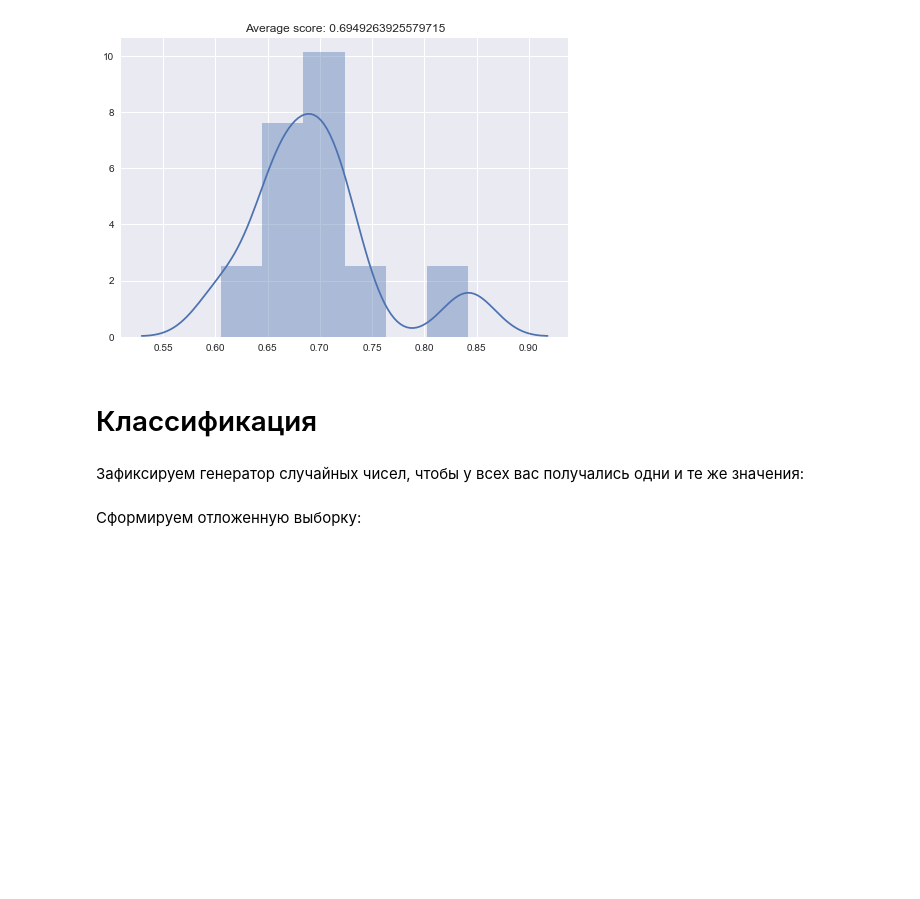
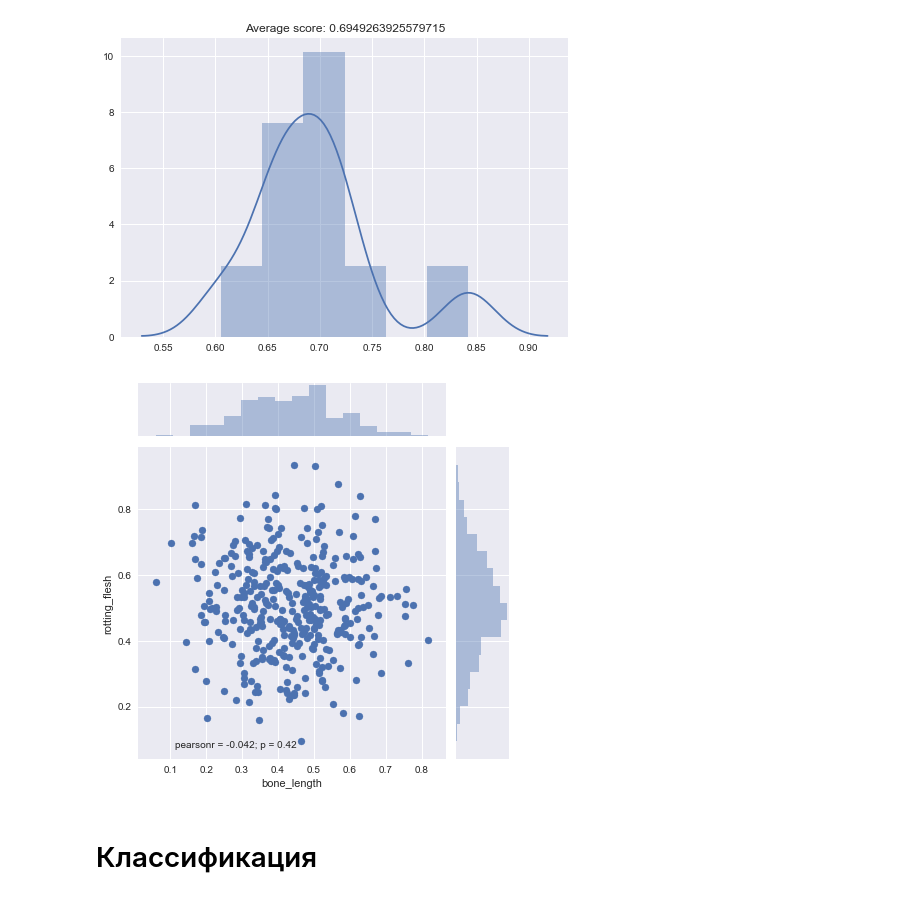
Before and after one commit to lithiumdenis/MLSchool, a Jupyter notebook: 3. Гоблины, гули и призраки.ipynb, the cells around one changed output. Drawn from its saved outputs; the diff is of its cells as text; code cells hidden in the pictures; blank space fills up the shorter version.

```diff
--- a/3. Гоблины, гули и призраки.ipynb
+++ b/3. Гоблины, гули и призраки.ipynb
@@ -143,7 +137,9 @@ sns.distplot(cv_scores);
 plt.title('Average score: {}'.format(np.mean(cv_scores)));
 # %% [output]
 [figure]
+# %%
+sns.jointplot(x='bone_length', y='rotting_flesh', data=train);
+# %% [output]
+[figure, added]
 # %% [markdown]
 # Классификация
-# %% [markdown]
-Зафиксируем генератор случайных чисел, чтобы у всех вас получались одни и те же значения:
@@ -153,2 +145,0 @@ np.random.seed = SEED
-# %% [markdown]
-Сформируем отложенную выборку:
```
Also changed, not shown: parts of 29 cells of this notebook, 2 other files.
